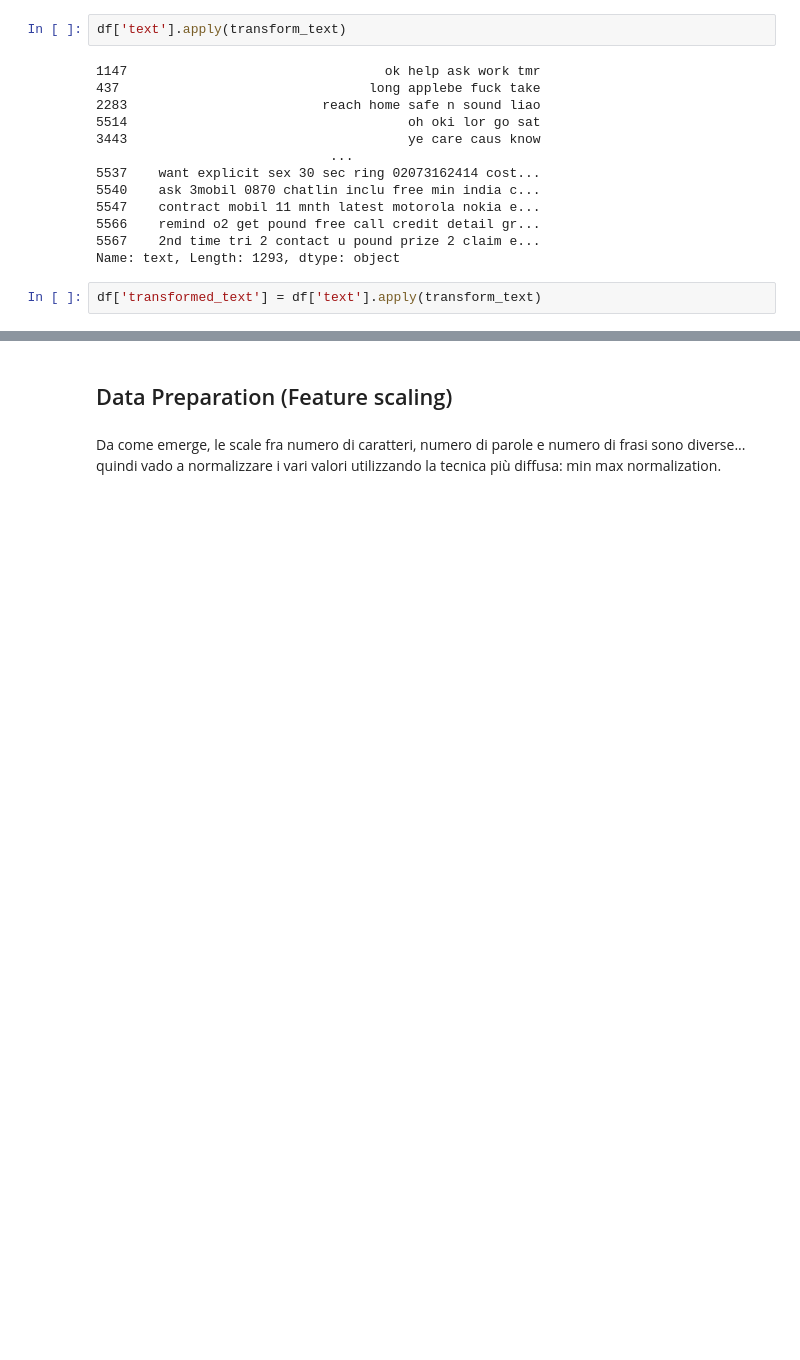
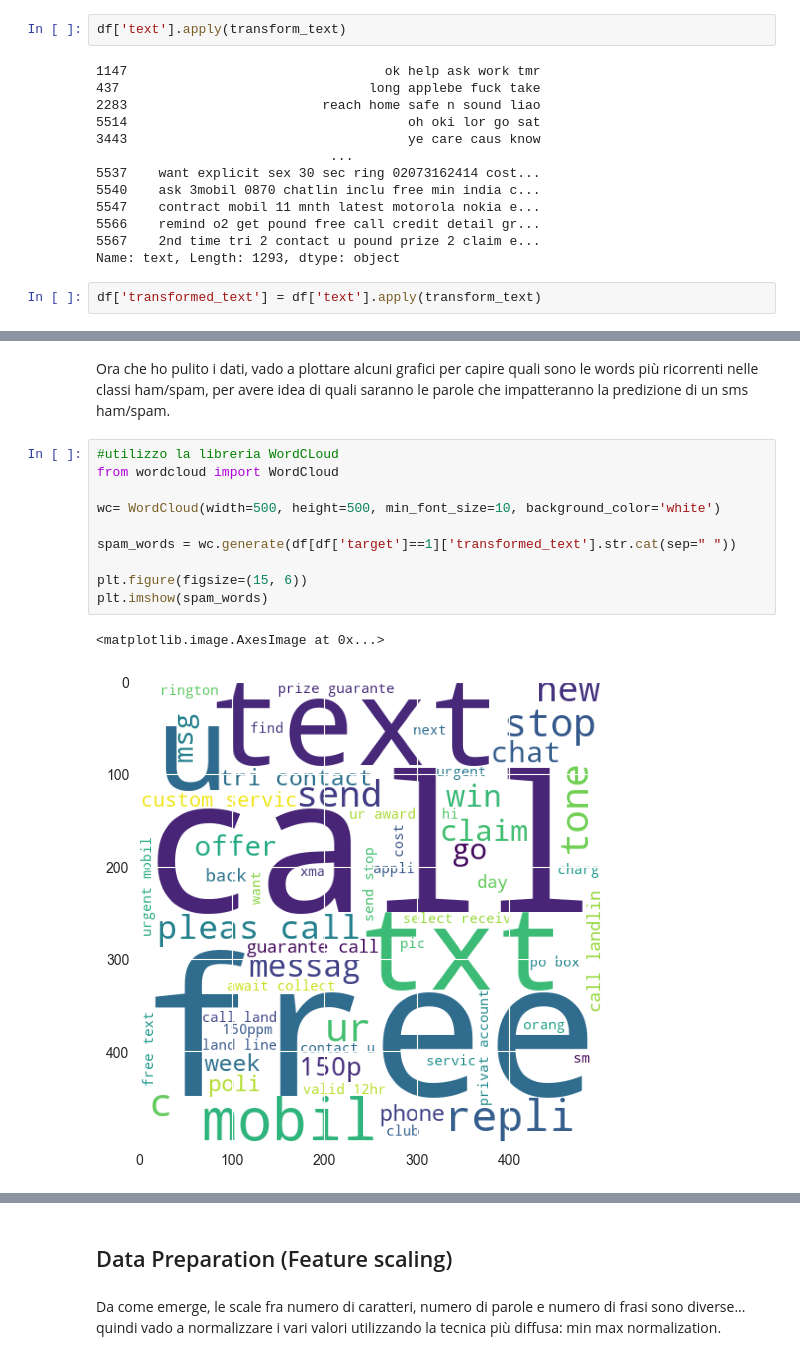
Before and after one commit to russosamuele/SMSecure, a Jupyter notebook: SMSecure.ipynb, the cells around one changed output, grey strips where cells are left out. Saved outputs shown, nothing was run; the diff lists cells and outputs as text; blank space fills up the shorter version.

Commit message:
Plot graphic of most used words in sms spam/ham

```diff
--- a/SMSecure.ipynb
+++ b/SMSecure.ipynb
@@ -467,3 +467,18 @@ df.head()
 | 2283 | 0 | I reach home safe n sound liao... | 33 | 8 | 1 | reach home safe n sound liao |
 | 5514 | 0 | Oh... Okie lor...We go on sat... | 33 | 10 | 1 | oh oki lor go sat |
 | 3443 | 0 | Yes but I don't care cause I know... | 44 | 12 | 1 | ye care caus know |
+# %% [markdown]
+Ora che ho pulito i dati, vado a plottare alcuni grafici per capire quali sono le words più ricorrenti nelle classi ham/spam, per avere idea di quali saranno le parole che impatteranno la predizione di un sms ham/spam.
+# %%
+#utilizzo la libreria WordCLoud
+from wordcloud import WordCloud
+
+wc= WordCloud(width=500, height=500, min_font_size=10, background_color='white')
+
+spam_words = wc.generate(df[df['target']==1]['transformed_text'].str.cat(sep=" "))
+
+plt.figure(figsize=(15, 6))
+plt.imshow(spam_words)
+# %% [output]
+<matplotlib.image.AxesImage at 0x...>
+[figure, added]
```
Also changed, not shown: parts of 12 cells of this notebook.
